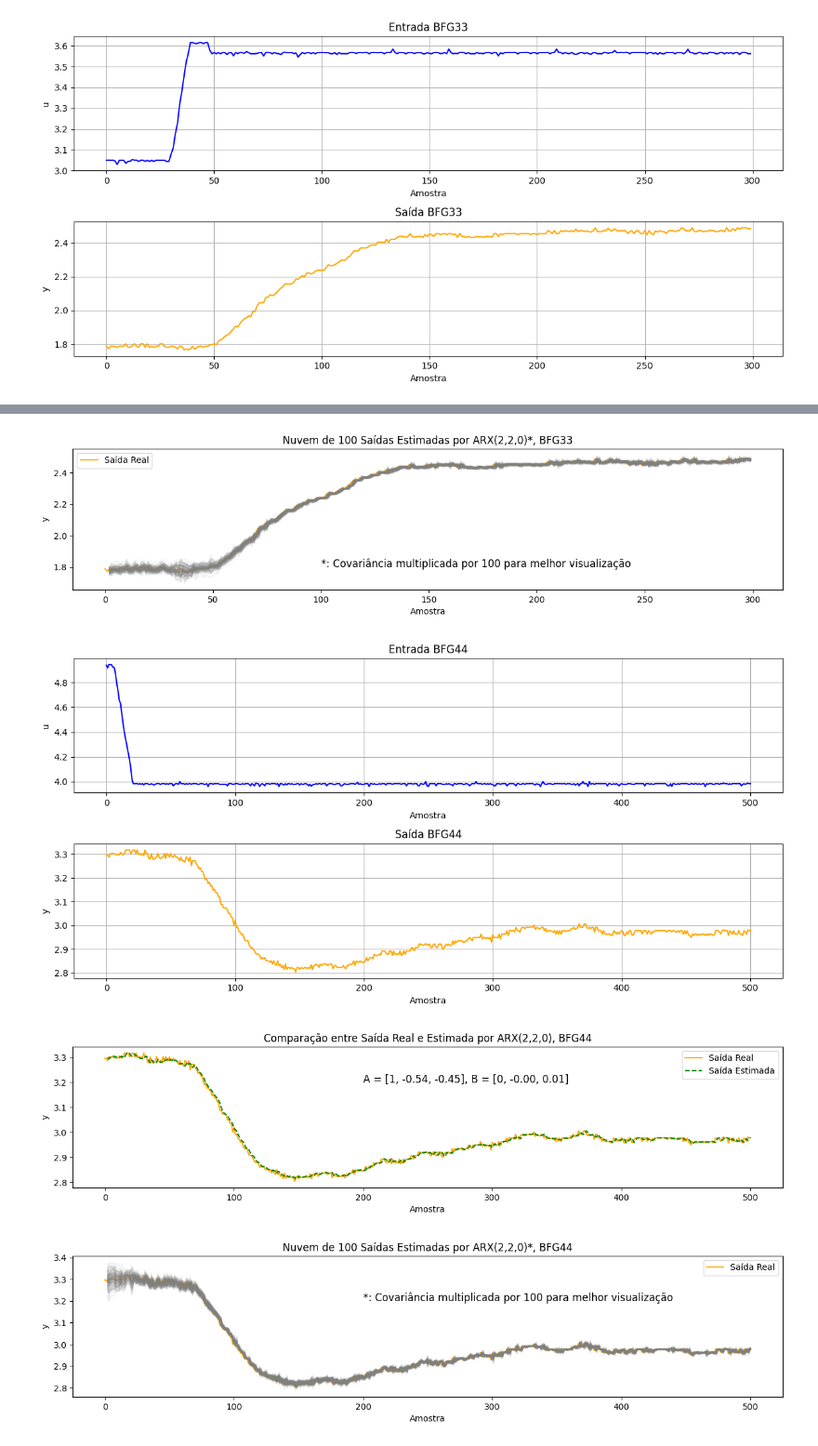
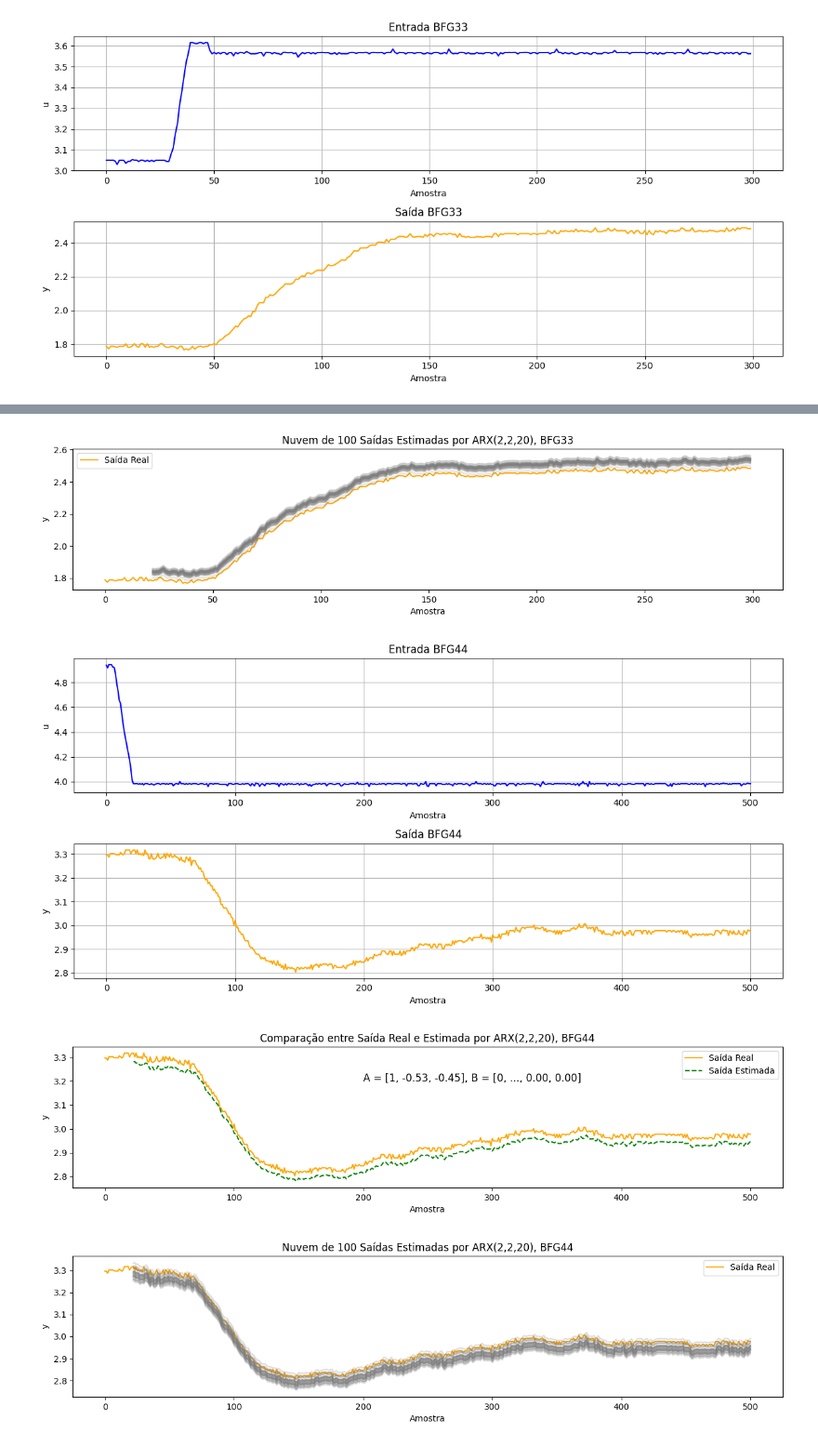
Before and after one commit to eduardo-ufmg/identificacao_de_sistemas_e_estimacao_de_parametros, a Jupyter notebook: 4_caracteristicas_estatisticas/caracteristicas_estatisticas.ipynb, the cells around one changed output, grey strips where cells are left out. Shown at 93% size. Drawn from its saved outputs; the diff is of its cells as text; code cells hidden in the pictures.

Commit message:
change one step to free run

```diff
--- a/4_caracteristicas_estatisticas/caracteristicas_estatisticas.ipynb
+++ b/4_caracteristicas_estatisticas/caracteristicas_estatisticas.ipynb
@@ -489,29 +516,37 @@ plt.show()
 # %%
 # Estimate covariance assuming non-biased
-theta_cov = np.linalg.inv(Psi.T @ Psi) * np.var(y[2:] - y_est)
+theta_cov = np.linalg.inv(Psi.T @ Psi) * np.var(y[max(na, nb + nk):] - y_est[max(na, nb + nk):])
 
 # Generate 100 gaussian parameter sets
 num_samples = 100
-theta_samples = np.random.multivariate_normal(np.zeros(len(theta_cov)), theta_cov * 100, num_samples)
-theta_samples += np.concatenate((A, B))
+theta_samples = np.random.multivariate_normal(np.zeros(len(theta_cov)), theta_cov, num_samples)
+theta_samples += np.concatenate((A_est, B_est[-nb:]))
 
 # Compute estimated outputs for sampled parameters
-y_samples = np.array([Psi @ theta + np.mean(y) for theta in theta_samples])
+for i in range(num_samples):
+    A_samp = np.concatenate(([1], theta_samples[i, :na]))
+    B_samp = np.concatenate((np.zeros(nk + 1), theta_samples[i, na:]))
+    y_samp = np.zeros_like(y)
+    for k in range(len(y)):
+        y_samp[k] = arx_fitted(y, u, np.zeros_like(y), k, A_samp, B_samp, na, nb, nk)
+    if i == 0:
+        y_samples = y_samp[np.newaxis, :]
+    else:
+        y_samples = np.vstack((y_samples, y_samp))
 
 # Plot output cloud
 plt.figure(figsize=(15, 3))
 plt.plot(steps, y, label='Saída Real', color='orange')
 for i in range(num_samples):
-    plt.plot(steps[2:], y_samples[i], color='gray', alpha=0.1)
-plt.text(100, 1.8, '*: Covariância multiplicada por 100 para melhor visualização', fontsize=12)
-plt.title('Nuvem de 100 Saídas Estimadas por ARX(2,2,0)*, BFG33')
+    plt.plot(steps[max(na, nb + nk):], y_samples[i, max(na, nb + nk):], color='gray', alpha=0.1)
+plt.title('Nuvem de 100 Saídas Estimadas por ARX(2,2,20), BFG33')
 plt.xlabel('Amostra')
 plt.ylabel('y')
 plt.legend()
 plt.savefig('entrega/imagens/bfg33_nuvem_saidas.png')
 plt.show()
 # %% [output]
-[figure, old version]
+[figure, new version]
 # %%
 # Load the data from the file
 data = pd.read_csv('bfg44.dat', sep='\\s+', names=['t', 'u', 'y'])
@@ -540,49 +575,63 @@ plt.tight_layout()
 plt.savefig('entrega/imagens/bfg44_entrada_saida.png')
 plt.show()
 
-# Estimate ARX(2, 2, 0)
-A, B, Psi = fit_arx(y, u, na=2, nb=2)
-A, B = A[1:], B[1:]
+# Estimate ARX(na, nb, nk)
+na, nb, nk = 2, 2, 20
+A, B, Psi = fit_arx(y, u, na=na, nb=nb, nk=nk)
+
+# Discard the non-estimated leading coefficients
+A_est, B_est = A[1:], B[1:]
 
 # Compute estimated output
-y_est = Psi @ np.concatenate((A, B)) + np.mean(y)
+y_est = np.zeros_like(y)
+for k in range(len(y)):
+    y_est[k] = arx_fitted(y, u, np.zeros_like(y), k, A, B, na, nb, nk)
 
 # Plot output comparison
 plt.figure(figsize=(15, 3))
 plt.plot(steps, y, label='Saída Real', color='orange')
-plt.plot(steps[max(2, 2):], y_est, label='Saída Estimada', color='green', linestyle='--')
-plt.text(200, 3.2, f'A = [1, {A[0]:.2f}, {A[1]:.2f}], B = [0, {B[0]:.2f}, {B[1]:.2f}]', fontsize=12)
-plt.title('Comparação entre Saída Real e Estimada por ARX(2,2,0), BFG44')
+plt.plot(steps[max(na, nb + nk):], y_est[max(na, nb + nk):], label='Saída Estimada', color='green', linestyle='--')
+plt.text(200, 3.2, f'A = [1, {A_est[0]:.2f}, {A_est[1]:.2f}], B = [0, ..., {B_est[0]:.2f}, {B_est[1]:.2f}]', fontsize=12)
+
+plt.title('Comparação entre Saída Real e Estimada por ARX(2,2,20), BFG44')
 plt.xlabel('Amostra')
 plt.ylabel('y')
 plt.legend()
 plt.savefig('entrega/imagens/bfg44_saida_estimada.png')
 plt.show()
 
 # Estimate covariance assuming non-biased
-theta_cov = np.linalg.inv(Psi.T @ Psi) * np.var(y[2:] - y_est)
+theta_cov = np.linalg.inv(Psi.T @ Psi) * np.var(y[max(na, nb + nk):] - y_est[max(na, nb + nk):])
 
 # Generate 100 gaussian parameter sets
 num_samples = 100
-theta_samples = np.random.multivariate_normal(np.zeros(len(theta_cov)), theta_cov * 100, num_samples)
-theta_samples += np.concatenate((A, B))
+theta_samples = np.random.multivariate_normal(np.zeros(len(theta_cov)), theta_cov, num_samples)
+theta_samples += np.concatenate((A_est, B_est[-nb:]))
 
 # Compute estimated outputs for sampled parameters
-y_samples = np.array([Psi @ theta + np.mean(y) for theta in theta_samples])
+for i in range(num_samples):
+    A_samp = np.concatenate(([1], theta_samples[i, :na]))
+    B_samp = np.concatenate((np.zeros(nk + 1), theta_samples[i, na:]))
+    y_samp = np.zeros_like(y)
+    for k in range(len(y)):
+        y_samp[k] = arx_fitted(y, u, np.zeros_like(y), k, A_samp, B_samp, na, nb, nk)
+    if i == 0:
+        y_samples = y_samp[np.newaxis, :]
+    else:
+        y_samples = np.vstack((y_samples, y_samp))
 
 # Plot output cloud
 plt.figure(figsize=(15, 3))
 plt.plot(steps, y, label='Saída Real', color='orange')
 for i in range(num_samples):
-    plt.plot(steps[2:], y_samples[i], color='gray', alpha=0.1)
-plt.text(200, 3.2, '*: Covariância multiplicada por 100 para melhor visualização', fontsize=12)
-plt.title('Nuvem de 100 Saídas Estimadas por ARX(2,2,0)*, BFG44')
+    plt.plot(steps[max(na, nb + nk):], y_samples[i, max(na, nb + nk):], color='gray', alpha=0.1)
+plt.title('Nuvem de 100 Saídas Estimadas por ARX(2,2,20), BFG44')
 plt.xlabel('Amostra')
 plt.ylabel('y')
 plt.legend()
 plt.savefig('entrega/imagens/bfg44_nuvem_saidas.png')
 plt.show()
 # %% [output]
 [figure]
-[figure, old version]
+[figure, new version]
-[figure, old version]
+[figure, new version]
```
Also changed, not shown: parts of 2 cells of this notebook, 5 other files.
